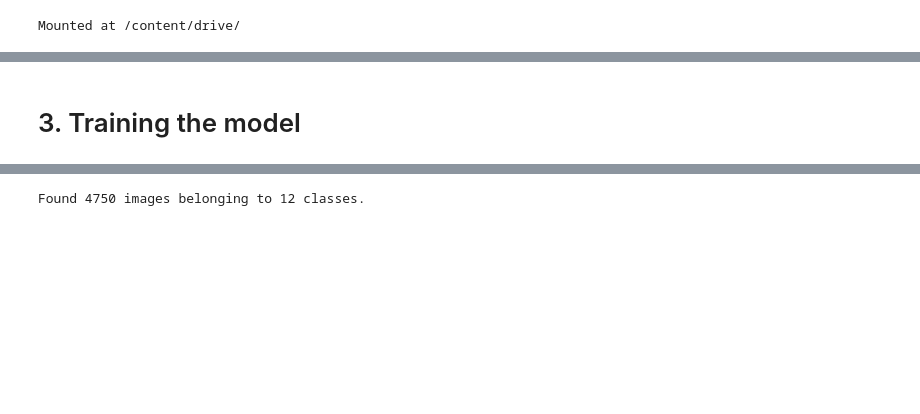
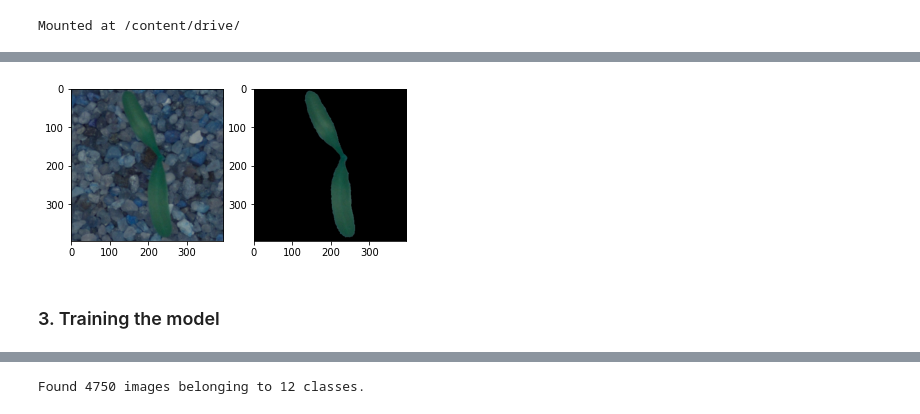
Before and after one commit to raghavm1/CZ4041--Machine-Learning, a Jupyter notebook: code/xception.ipynb, the cells around one changed output, grey strips where cells are left out. Drawn from its saved outputs; the diff is of its cells as text; code cells hidden in the pictures; blank space fills up the shorter version.

```diff
--- a/code/xception.ipynb
+++ b/code/xception.ipynb
@@ -94 +85,15 @@ def create_mask(img):
+# %%
+# For generating a plant-mask based on HSV values
+def create_mask(img):
+  # Bounds for segmenting based on colour
+  lower_bound = np.array([25, 100, 50])
+  upper_bound = np.array([95, 255, 255])
+
+  kernel = cv2.getStructuringElement(cv2.MORPH_ELLIPSE, (11,11)) # Defining kernel for dilation and erosion for noisy border removal
+
+  img_hsv = cv2.cvtColor(img, cv2.COLOR_BGR2HSV) # Converting from RGB to HSV form
+  segment_mask = cv2.inRange(img_hsv, lower_bound, upper_bound) # Segment image into mask
+  segment_mask = cv2.morphologyEx(segment_mask, cv2.MORPH_CLOSE, kernel) # Smoothen noisy borders
+
+  return segment_mask
 # %%
@@ -106,29 +111,35 @@ def sharpen(img):
 # %%
+# For segmenting training set images
 if GEN_DATA:
   # Creating the folder to save segmented training images
   if not os.path.isdir(TRAIN_SEG_PATH):
-      os.mkdir(TRAIN_SEG_PATH)
+      os.mkdir(TRAIN_SEG_PATH) # Create directory for segmented training images
 
   f, axarr = plt.subplots(1,2) # For showing a sample image
 
   # Segmenting the training data
   for idx, label in enumerate(labels):
 
-      folder = os.path.join(DATA_DIR, "train", label)
+    folder = os.path.join(DATA_DIR, "train", label) # Get path to label folder
 
-      show_img = True
-      for img_name in os.listdir(folder):
-          img_path = os.path.join(folder, img_name)
-          img = cv2.imread(img_path, cv2.IMREAD_COLOR)
-          img_eq = equalize(img)
-          img_seg = segment(img_eq)
-          img_sharp = sharpen(img_seg)
-          seg_path = os.path.join(TRAIN_SEG_PATH, label)
-          if not os.path.isdir(seg_path):
-              os.mkdir(seg_path)
-          cv2.imwrite(os.path.join(seg_path, img_name), img_sharp)
-          if show_img: # Plotting a sample
-              show_img = False
-              axarr[0].imshow(img)
-              axarr[1].imshow(img_seg)
+    show_img = True
+    for img_name in tqdm(os.listdir(folder)): # Iterate through images in training set
+      img_path = os.path.join(folder, img_name) # Get path to current image
+      img = cv2.imread(img_path, cv2.IMREAD_COLOR) # Read image
+      img_seg = segment(img) # Get segmented image
+      img_sharp = sharpen(img_seg) # Sharpen segmented image
+      seg_path = os.path.join(TRAIN_SEG_PATH, label) # Get path to save segmented image
+
+      if not os.path.isdir(seg_path):
+        os.mkdir(seg_path) # Create directory for label in segmented training images folder
+
+      cv2.imwrite(os.path.join(seg_path, img_name), img_sharp) # Save image
+
+      # Plotting a sample
+      if show_img:
+        show_img = False
+        axarr[0].imshow(img)
+        axarr[1].imshow(img_seg)
+# %% [output]
+[figure, added]
 # %%
@@ -150,4 +161,4 @@ if GEN_DATA:
 # %% [markdown]
-# 3. Training the model
+### 3. Training the model
 # %%
 # Creating a data generator with data augmentation rules
```
Also changed, not shown: parts of 21 cells of this notebook, 2 other files.
